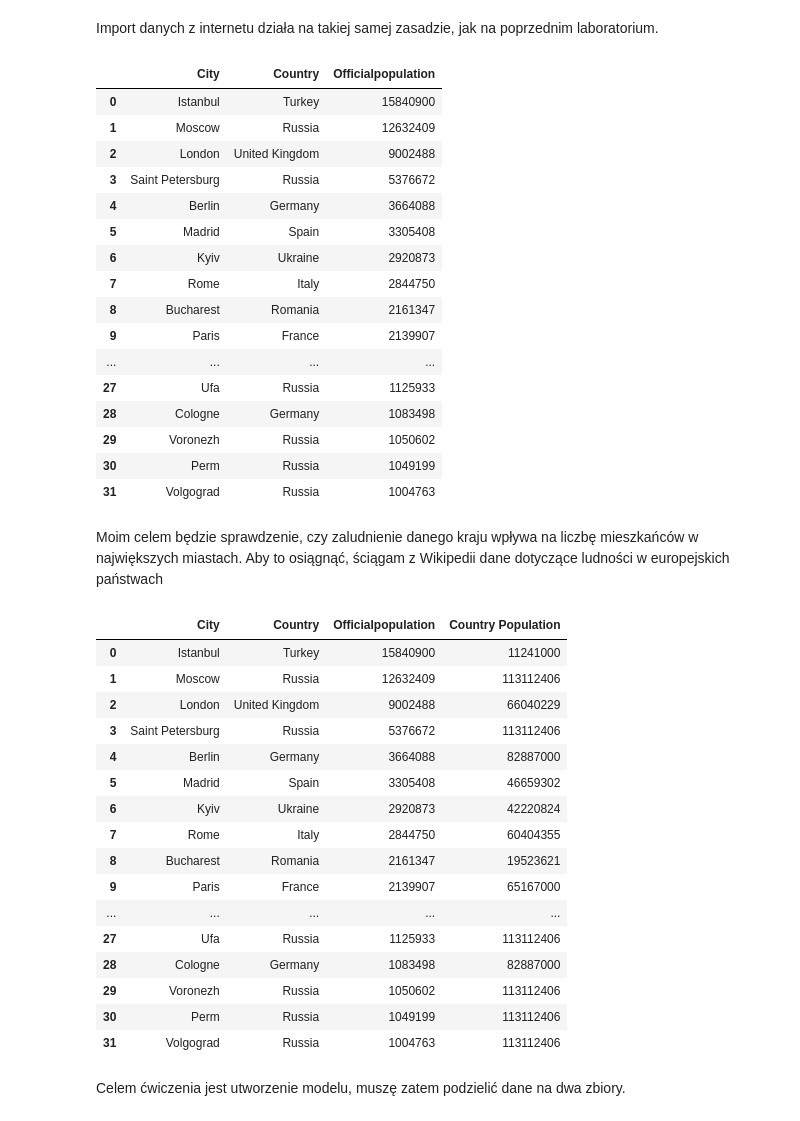
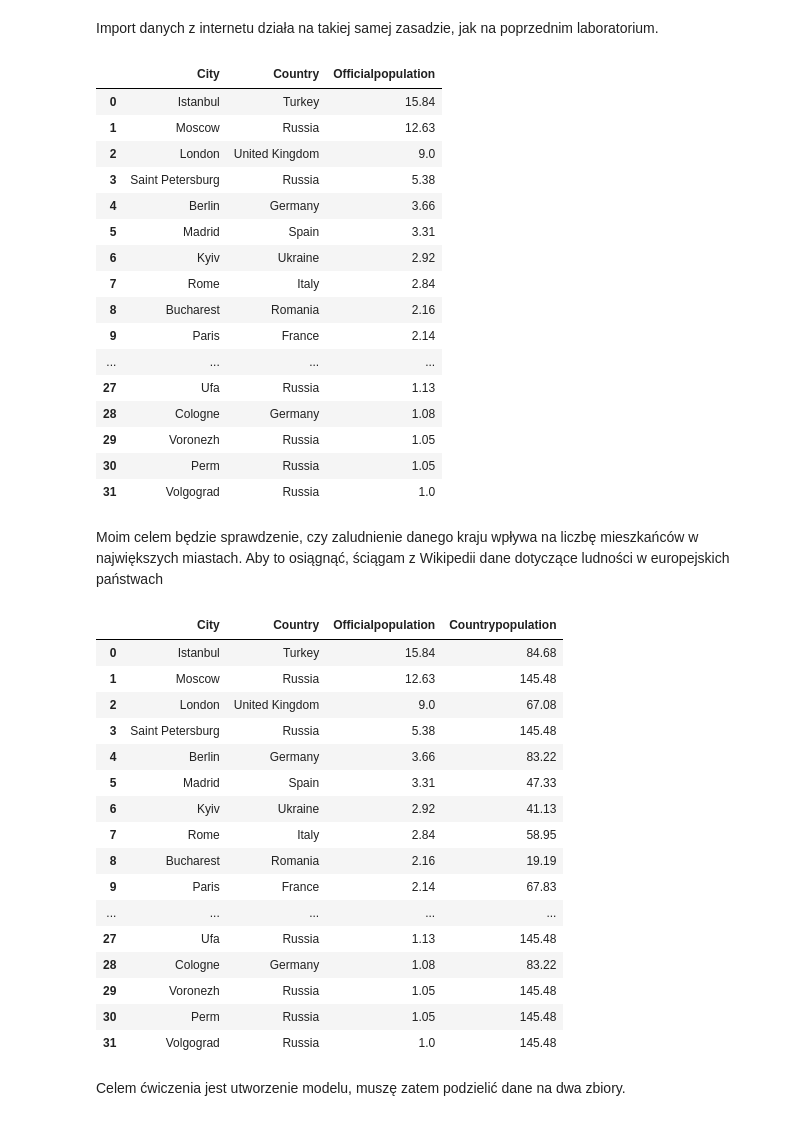
Before and after one commit to Mat2OO1/MSiD-Lab, a Jupyter notebook: Lab3.ipynb, the cells around one changed output. Saved outputs shown, nothing was run; the diff lists cells and outputs as text; code cells hidden in the pictures.

```diff
--- a/Lab3.ipynb
+++ b/Lab3.ipynb
@@ -16,61 +16,61 @@ df = pd.read_html(str(tab))[0]
 df =df.loc[:, 'City':'Officialpopulation':]
 df.replace(to_replace={'[[a]]':"",'[[b]]':""}, regex=True,inplace=True)
 df.replace(to_replace='[[,]', value="", regex=True,inplace=True)
+for i in range(len(df['Officialpopulation'])):
+    df['Officialpopulation'][i] = float("{:.2f}".format(int(df['Officialpopulation'][i])/1000000))
 df
 # %% [output]
 |  | City | Country | Officialpopulation |
-| 0 | Istanbul | Turkey | 15840900 |
-| 1 | Moscow | Russia | 12632409 |
-| 2 | London | United Kingdom | 9002488 |
-| 3 | Saint Petersburg | Russia | 5376672 |
-| 4 | Berlin | Germany | 3664088 |
-| 5 | Madrid | Spain | 3305408 |
-| 6 | Kyiv | Ukraine | 2920873 |
-| 7 | Rome | Italy | 2844750 |
-| 8 | Bucharest | Romania | 2161347 |
-| 9 | Paris | France | 2139907 |
+| 0 | Istanbul | Turkey | 15.84 |
+| 1 | Moscow | Russia | 12.63 |
+| 2 | London | United Kingdom | 9.0 |
+| 3 | Saint Petersburg | Russia | 5.38 |
+| 4 | Berlin | Germany | 3.66 |
+| 5 | Madrid | Spain | 3.31 |
+| 6 | Kyiv | Ukraine | 2.92 |
+| 7 | Rome | Italy | 2.84 |
+| 8 | Bucharest | Romania | 2.16 |
+| 9 | Paris | France | 2.14 |
 | ... | ... | ... | ... |
-| 27 | Ufa | Russia | 1125933 |
-| 28 | Cologne | Germany | 1083498 |
-| 29 | Voronezh | Russia | 1050602 |
-| 30 | Perm | Russia | 1049199 |
-| 31 | Volgograd | Russia | 1004763 |
+| 27 | Ufa | Russia | 1.13 |
+| 28 | Cologne | Germany | 1.08 |
+| 29 | Voronezh | Russia | 1.05 |
+| 30 | Perm | Russia | 1.05 |
+| 31 | Volgograd | Russia | 1.0 |
 # %% [markdown]
 Moim celem będzie sprawdzenie, czy zaludnienie danego kraju wpływa na liczbę mieszkańców w największych miastach. Aby to osiągnąć, ściągam z Wikipedii dane dotyczące ludności w europejskich państwach
 # %%
 import re
-URL = "https://en.wikipedia.org/wiki/Area_and_population_of_European_countries"
+URL = "https://en.wikipedia.org/wiki/List_of_countries_and_dependencies_by_population"
 resp = requests.get(URL)
 if resp.status_code == 200:
     soup = BeautifulSoup(resp.content,'html.parser')
     tab = soup.find('table',{'class':"wikitable"})
 df1 = pd.read_html(str(tab))[0]
-df1["Name"] = df1['Name'].str.replace(r" \(.*\)","")
-pop = dict(zip(df1["Name"],df1["Population"]))
+pop = dict(zip(df1["Country / Dependency"],df1["Population"]))
 i=0
 for country in df["Country"]:
-    df.at[i,"Country Population"] = pop.get(country)
+    df.at[i,"Countrypopulation"] = float("{:.2f}".format(pop.get(country)/1000000))
     i+=1
-df = df.astype({"Country Population": int})
 df
 # %% [output]
-|  | City | Country | Officialpopulation | Country Population |
-| 0 | Istanbul | Turkey | 15840900 | 11241000 |
-| 1 | Moscow | Russia | 12632409 | 113112406 |
-| 2 | London | United Kingdom | 9002488 | 66040229 |
-| 3 | Saint Petersburg | Russia | 5376672 | 113112406 |
-| 4 | Berlin | Germany | 3664088 | 82887000 |
-| 5 | Madrid | Spain | 3305408 | 46659302 |
-| 6 | Kyiv | Ukraine | 2920873 | 42220824 |
-| 7 | Rome | Italy | 2844750 | 60404355 |
-| 8 | Bucharest | Romania | 2161347 | 19523621 |
-| 9 | Paris | France | 2139907 | 65167000 |
+|  | City | Country | Officialpopulation | Countrypopulation |
+| 0 | Istanbul | Turkey | 15.84 | 84.68 |
+| 1 | Moscow | Russia | 12.63 | 145.48 |
+| 2 | London | United Kingdom | 9.0 | 67.08 |
+| 3 | Saint Petersburg | Russia | 5.38 | 145.48 |
+| 4 | Berlin | Germany | 3.66 | 83.22 |
+| 5 | Madrid | Spain | 3.31 | 47.33 |
+| 6 | Kyiv | Ukraine | 2.92 | 41.13 |
+| 7 | Rome | Italy | 2.84 | 58.95 |
+| 8 | Bucharest | Romania | 2.16 | 19.19 |
+| 9 | Paris | France | 2.14 | 67.83 |
 | ... | ... | ... | ... | ... |
-| 27 | Ufa | Russia | 1125933 | 113112406 |
-| 28 | Cologne | Germany | 1083498 | 82887000 |
-| 29 | Voronezh | Russia | 1050602 | 113112406 |
-| 30 | Perm | Russia | 1049199 | 113112406 |
-| 31 | Volgograd | Russia | 1004763 | 113112406 |
+| 27 | Ufa | Russia | 1.13 | 145.48 |
+| 28 | Cologne | Germany | 1.08 | 83.22 |
+| 29 | Voronezh | Russia | 1.05 | 145.48 |
+| 30 | Perm | Russia | 1.05 | 145.48 |
+| 31 | Volgograd | Russia | 1.0 | 145.48 |
 # %% [markdown]
 Celem ćwiczenia jest utworzenie modelu, muszę zatem podzielić dane na dwa zbiory.
 # %%
```
Also changed, not shown: parts of 12 cells of this notebook.
